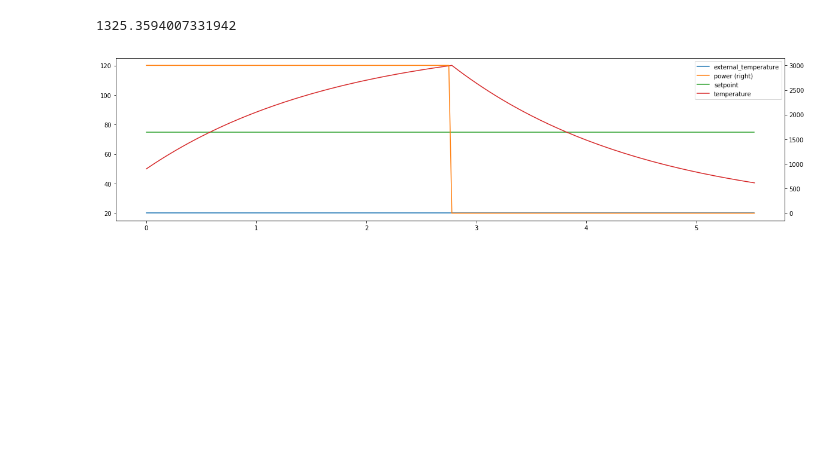
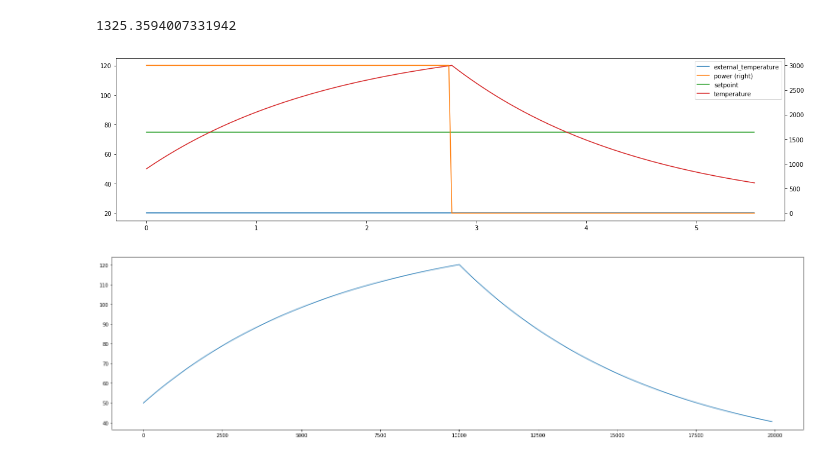
Before and after one commit to mabrek/controllers-2018, a Jupyter notebook: controllers.ipynb, the cells around one changed output. Saved outputs shown, nothing was run; the diff lists cells and outputs as text; code cells hidden in the pictures; blank space fills up the shorter version.

Commit message:
try to remove whitespace around image

```diff
--- a/controllers.ipynb
+++ b/controllers.ipynb
@@ -69,10 +69,13 @@ pd.DataFrame(index=time / 3600, data={'temperature':  temperature,
 # %% [output]
 [figure]
 # %%
-%%capture
 import matplotlib.animation
 from IPython.display import Image, HTML, display
 
 fig, ax = plt.subplots()
-l, = ax.plot([0, max(time)],[np.min(temperature), np.max(temperature)])
+fig.subplots_adjust(left=0, bottom=0, right=1, top=1, wspace=None, hspace=None)
+line, = ax.plot([0, max(time)],[np.min(temperature), np.max(temperature)])
+line.set_data(time, temperature)
+# %% [output]
+[figure, added]
 # %%
```
Also changed, not shown: parts of 2 cells of this notebook, 2 other files.
